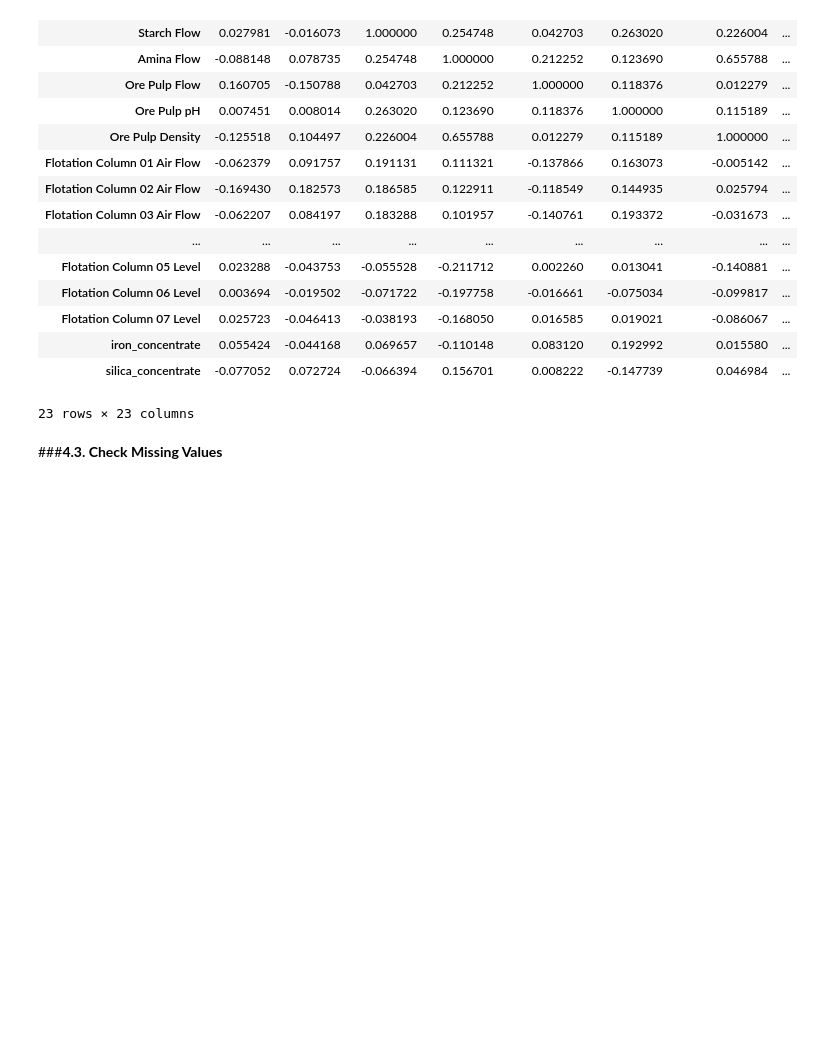
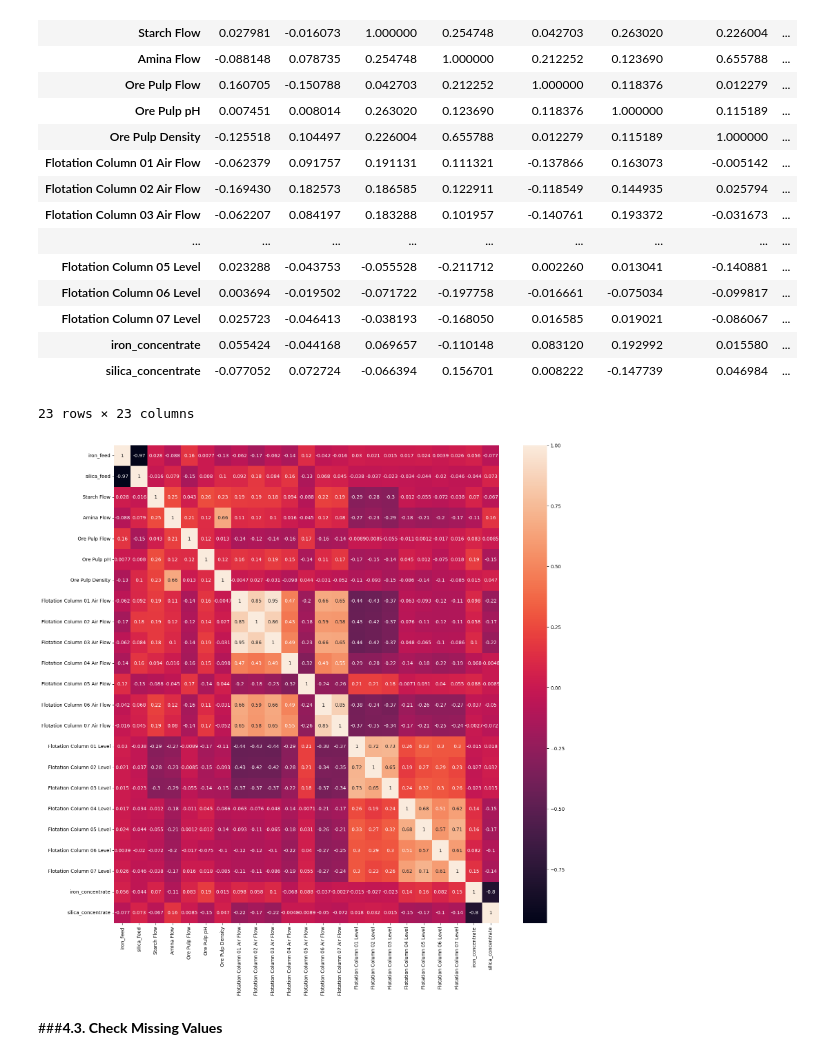
Before and after one commit to ArifAygun/Iron-Ore-Froth-Flotation-Quality-Prediction, a Jupyter notebook: AA_Iron_Ore_Froth_Flotation_Quality_Prediction.ipynb, the cells around one changed output. Drawn from its saved outputs; the diff is of its cells as text; code cells hidden in the pictures; blank space fills up the shorter version.

```diff
--- a/AA_Iron_Ore_Froth_Flotation_Quality_Prediction.ipynb
+++ b/AA_Iron_Ore_Froth_Flotation_Quality_Prediction.ipynb
@@ -197,6 +197,12 @@ correlation_matrix
 | iron_concentrate | 0.055424 | -0.044168 | 0.069657 | -0.110148 | 0.083120 | 0.192992 | 0.015580 | ... |
 | silica_concentrate | -0.077052 | 0.072724 | -0.066394 | 0.156701 | 0.008222 | -0.147739 | 0.046984 | ... |
 23 rows × 23 columns
+# %%
+plt.figure(figsize=(18,18))
+sns.heatmap(flotation.corr(), annot=True)
+plt.show()
+# %% [output]
+[figure, added]
 # %% [markdown]
 ###**4.3. Check Missing Values**
 # %%
```
Also changed, not shown: parts of 3 cells of this notebook.
